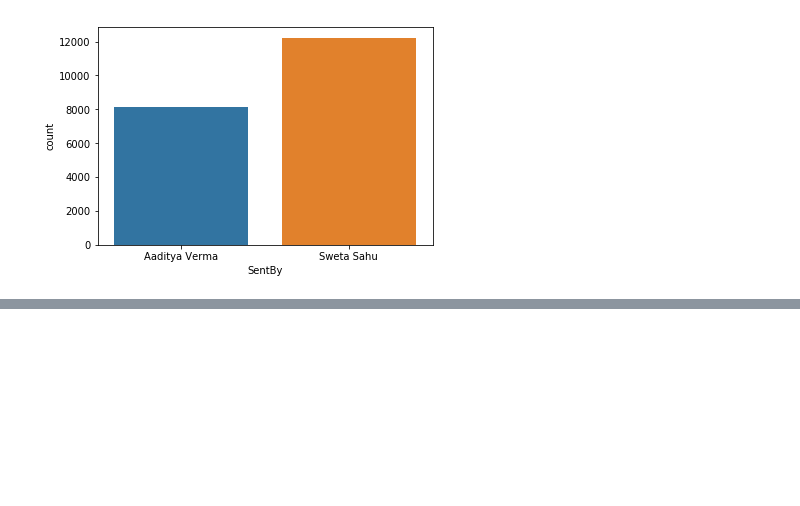
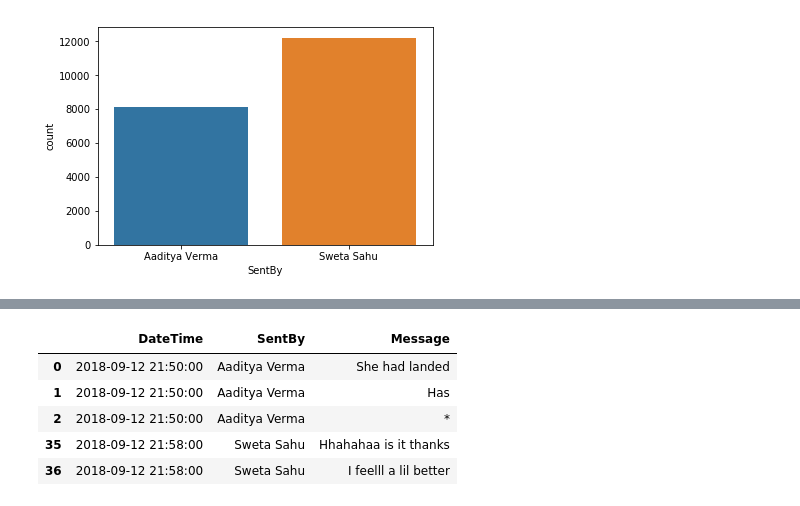
Before and after one commit to LycurgusOrion/Python_Codes, a Jupyter notebook: WhatsAppTextsExtraction/TextsExtraction.ipynb, the cells around one changed output, grey strips where cells are left out. Drawn from its saved outputs; the diff is of its cells as text; code cells hidden in the pictures; blank space fills up the shorter version.

```diff
--- a/WhatsAppTextsExtraction/TextsExtraction.ipynb
+++ b/WhatsAppTextsExtraction/TextsExtraction.ipynb
@@ -71 +71,10 @@ Message     338
 dtype: int64
+# %%
+df.head()
+# %% [output]
+|  | DateTime | SentBy | Message |
+| 0 | 2018-09-12 21:50:00 | Aaditya Verma | She had landed |
+| 1 | 2018-09-12 21:50:00 | Aaditya Verma | Has |
+| 2 | 2018-09-12 21:50:00 | Aaditya Verma | * |
+| 35 | 2018-09-12 21:58:00 | Sweta Sahu | Hhahahaa is it thanks |
+| 36 | 2018-09-12 21:58:00 | Sweta Sahu | I feelll a lil better |
```
Also changed, not shown: parts of 5 cells of this notebook, 2 other files.
